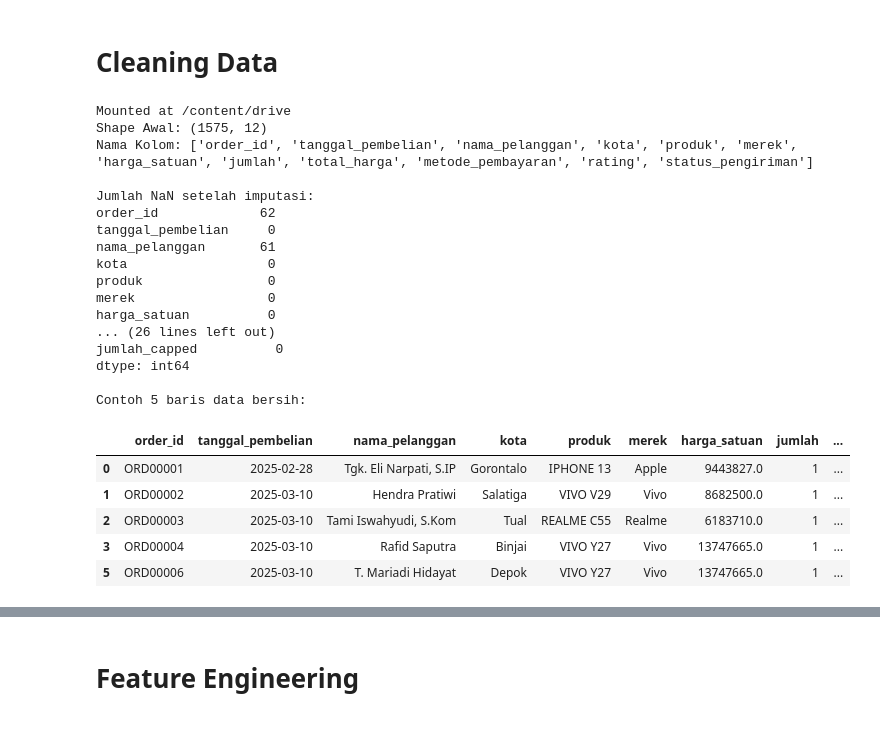
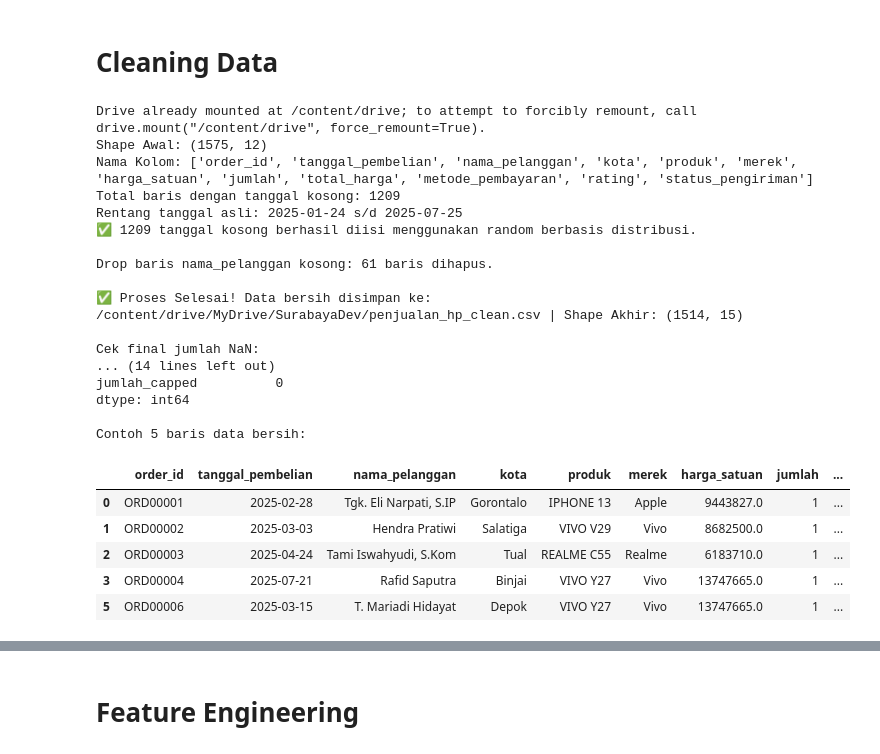
Before and after one commit to MRifdaM/SurabayaDev_Asa-Baswara_Data, a Jupyter notebook: Analisis_Penjualan_HP.ipynb, the cells around one changed output, grey strips where cells are left out. Cells and saved outputs as stored; diff of their text form; code cells hidden in the pictures.

```diff
--- a/Analisis_Penjualan_HP.ipynb
+++ b/Analisis_Penjualan_HP.ipynb
@@ -151,15 +151,50 @@ for k in ["harga_satuan", "total_harga", "jumlah", "rating"]:
     c = COL.get(k)
     if c: df = impute_num_by_group(df, c, brand_col)
 
-# c. Imputasi Tanggal
+# # c. Imputasi Tanggal
+# if COL.get("tanggal_pembelian"):
+#     c = COL["tanggal_pembelian"]
+#     if df[c].notna().any():
+#         mode_date = df[c].mode(dropna=True).iloc[0] if not df[c].mode(dropna=True).empty else pd.Timestamp.now().normalize()
+#         df[c] = df[c].fillna(mode_date)
+
+# print("\nJumlah NaN setelah imputasi:")
+# print(df.isnull().sum())
+# c. Imputasi Tanggal dengan Forward Fill dan Backward Fill
 if COL.get("tanggal_pembelian"):
     c = COL["tanggal_pembelian"]
-    if df[c].notna().any():
-        mode_date = df[c].mode(dropna=True).iloc[0] if not df[c].mode(dropna=True).empty else pd.Timestamp.now().normalize()
-        df[c] = df[c].fillna(mode_date)
+    df[c] = pd.to_datetime(df[c], errors='coerce')
 
-print("\nJumlah NaN setelah imputasi:")
-print(df.isnull().sum())
+    # Ambil hanya tanggal valid yang tidak NaN
+    valid_dates = df[c].dropna()
+
+    if len(valid_dates) == 0:
+        raise ValueError("❌ Tidak ada tanggal valid yang dapat dijadikan dasar distribusi imputasi.")
+
+    # Hitung distribusi probabilitas dari tanggal yang sudah ada
+    tanggal_counts = valid_dates.value_counts(normalize=True).sort_index()
+
+    # Jumlah data yang hilang
+    n_missing = df[c].isna().sum()
+
+    print(f"Total baris dengan tanggal kosong: {n_missing}")
+    print(f"Rentang tanggal asli: {valid_dates.min().date()} s/d {valid_dates.max().date()}")
+
+    if n_missing > 0:
+        # Sampling acak berdasarkan distribusi aktual
+        random_dates = np.random.choice(
+            tanggal_counts.index,      # daftar tanggal unik
+            size=n_missing,           # jumlah tanggal yang dibutuhkan
+            p=tanggal_counts.values   # probabilitas distribusi
+        )
+
+        # Isi tanggal NaN dengan hasil random
+        df.loc[df[c].isna(), c] = random_dates
+
+        print(f"✅ {n_missing} tanggal kosong berhasil diisi menggunakan random berbasis distribusi.")
+
+    else:
+        print("Tidak ada data tanggal yang hilang, imputasi tidak diperlukan.")
 
 # 6) KOREKSI LOGIKA HARGA, JUMLAH, DAN TOTAL
 price_col = COL.get("harga_satuan")
@@ -275,47 +310,47 @@ for i in df.index:  # Iterate through the index of the filtered DataFrame
     else:
         # ada nilai -> update "sebelumnya" jika bisa diparse
         pfx, num, width = parse_id(val)
         if num is not None:
             last_pfx, last_num, last_width = pfx, num, width
         else:
             # kalau format tidak bisa diparse, reset sequence
             last_pfx, last_num, last_width = None, None, None
 
 # Tulis balik ke DataFrame
 df[order_col] = out_vals
 
 # 9) FINAL SAVE
 out_path = "/content/drive/MyDrive/SurabayaDev/penjualan_hp_clean.csv"
 df.to_csv(out_path, index=False)
 print(f"\n✅ Proses Selesai! Data bersih disimpan ke: {out_path} | Shape Akhir: {df.shape}")
 print("\nCek final jumlah NaN:")
 print(df.isnull().sum())
 print("\nContoh 5 baris data bersih:")
 display(df.head())
 # %% [output]
-Mounted at /content/drive
+Drive already mounted at /content/drive; to attempt to forcibly remount, call drive.mount("/content/drive", force_remount=True).
 Shape Awal: (1575, 12)
 Nama Kolom: ['order_id', 'tanggal_pembelian', 'nama_pelanggan', 'kota', 'produk', 'merek', 'harga_satuan', 'jumlah', 'total_harga', 'metode_pembayaran', 'rating', 'status_pengiriman']
+Total baris dengan tanggal kosong: 1209
+Rentang tanggal asli: 2025-01-24 s/d 2025-07-25
+✅ 1209 tanggal kosong berhasil diisi menggunakan random berbasis distribusi.
 
-Jumlah NaN setelah imputasi:
-order_id             62
-tanggal_pembelian     0
-nama_pelanggan       61
-kota                  0
-produk                0
-merek                 0
-harga_satuan          0
-... (26 lines left out)
+Drop baris nama_pelanggan kosong: 61 baris dihapus.
+
+✅ Proses Selesai! Data bersih disimpan ke: /content/drive/MyDrive/SurabayaDev/penjualan_hp_clean.csv | Shape Akhir: (1514, 15)
+
+Cek final jumlah NaN:
+... (14 lines left out)
 jumlah_capped          0
 dtype: int64
 
 Contoh 5 baris data bersih:
 |  | order_id | tanggal_pembelian | nama_pelanggan | kota | produk | merek | harga_satuan | jumlah | ... |
 | 0 | ORD00001 | 2025-02-28 | Tgk. Eli Narpati, S.IP | Gorontalo | IPHONE 13 | Apple | 9443827.0 | 1 | ... |
-| 1 | ORD00002 | 2025-03-10 | Hendra Pratiwi | Salatiga | VIVO V29 | Vivo | 8682500.0 | 1 | ... |
-| 2 | ORD00003 | 2025-03-10 | Tami Iswahyudi, S.Kom | Tual | REALME C55 | Realme | 6183710.0 | 1 | ... |
-| 3 | ORD00004 | 2025-03-10 | Rafid Saputra | Binjai | VIVO Y27 | Vivo | 13747665.0 | 1 | ... |
-| 5 | ORD00006 | 2025-03-10 | T. Mariadi Hidayat | Depok | VIVO Y27 | Vivo | 13747665.0 | 1 | ... |
+| 1 | ORD00002 | 2025-03-03 | Hendra Pratiwi | Salatiga | VIVO V29 | Vivo | 8682500.0 | 1 | ... |
+| 2 | ORD00003 | 2025-04-24 | Tami Iswahyudi, S.Kom | Tual | REALME C55 | Realme | 6183710.0 | 1 | ... |
+| 3 | ORD00004 | 2025-07-21 | Rafid Saputra | Binjai | VIVO Y27 | Vivo | 13747665.0 | 1 | ... |
+| 5 | ORD00006 | 2025-03-15 | T. Mariadi Hidayat | Depok | VIVO Y27 | Vivo | 13747665.0 | 1 | ... |
 # %%
 # === Download langsung dari Colab ke komputer Anda ===
 from google.colab import files
```
Also changed, not shown: parts of 41 cells of this notebook.
